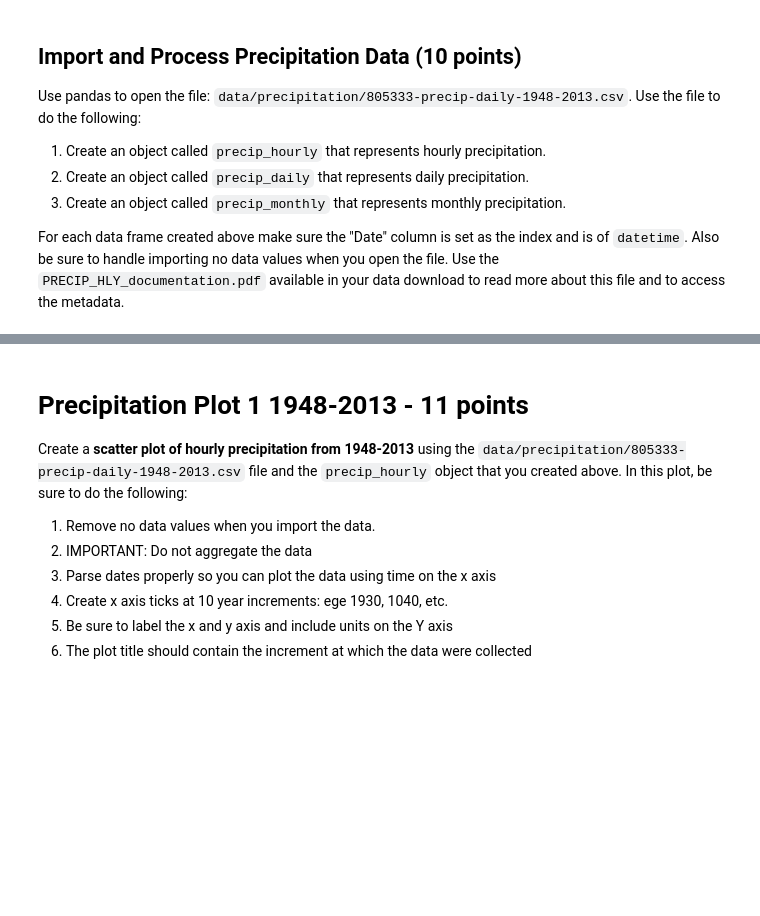
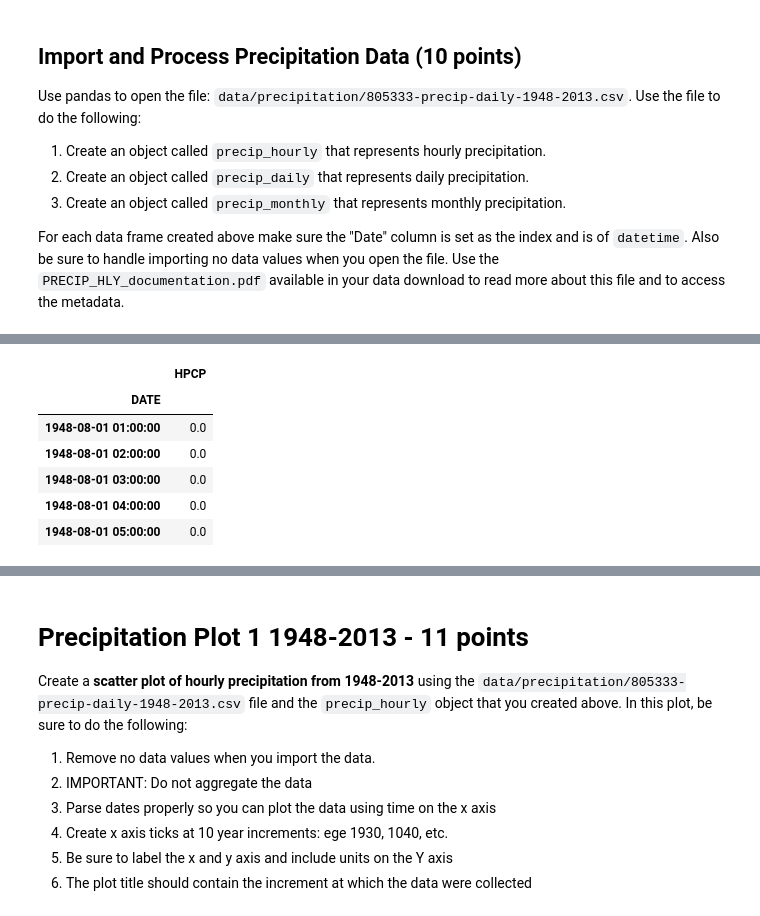
Before and after one commit to earthlab-education/ea-python-2020-01-flood-precip-template, a Jupyter notebook: ea-python-2020-01-flood-report.ipynb, the cells around one changed output, grey strips where cells are left out. Cells and saved outputs as stored; diff of their text form; code cells hidden in the pictures; blank space fills up the shorter version.

```diff
--- a/ea-python-2020-01-flood-report.ipynb
+++ b/ea-python-2020-01-flood-report.ipynb
@@ -60,0 +133,12 @@ raise NotImplementedError()
+# %%
+# To take sum of hourly precipitation values for all the stations
+precip_hourly = (boulder_precip_1948_2013.resample('H').sum())
+precip_hourly.head()
+# %% [output]
+|  | HPCP |
+| DATE |  |
+| 1948-08-01 01:00:00 | 0.0 |
+| 1948-08-01 02:00:00 | 0.0 |
+| 1948-08-01 03:00:00 | 0.0 |
+| 1948-08-01 04:00:00 | 0.0 |
+| 1948-08-01 05:00:00 | 0.0 |
```
Also changed, not shown: parts of 18 cells of this notebook, 1 other file.
